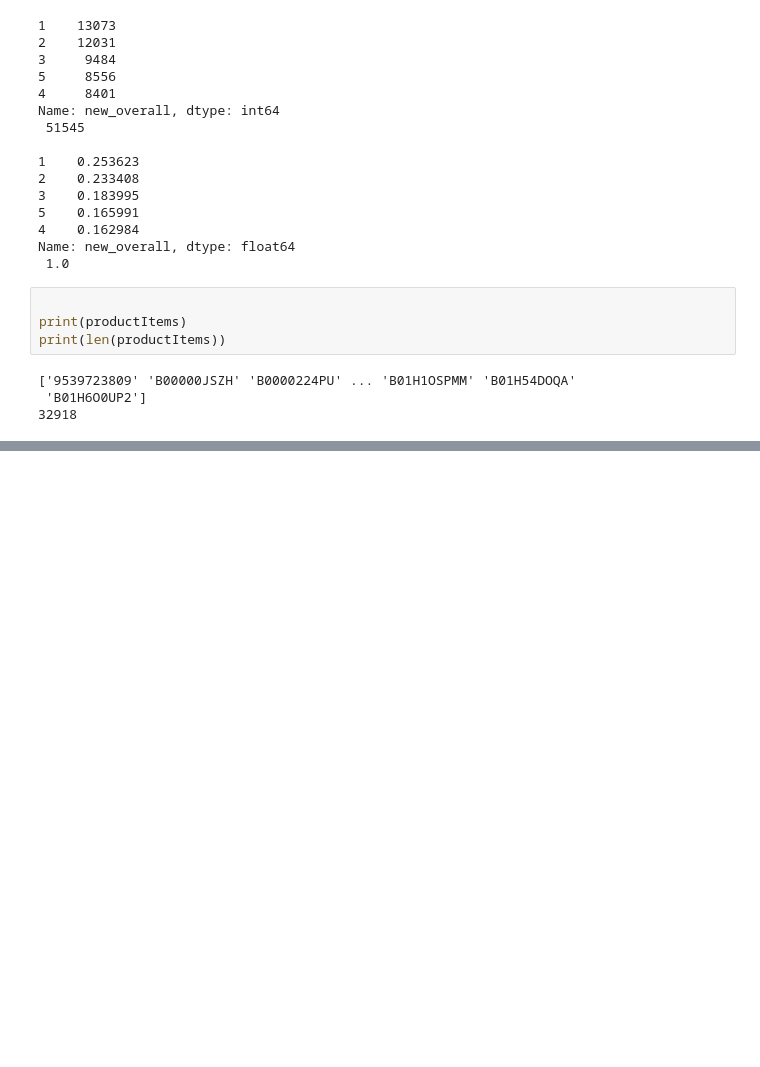
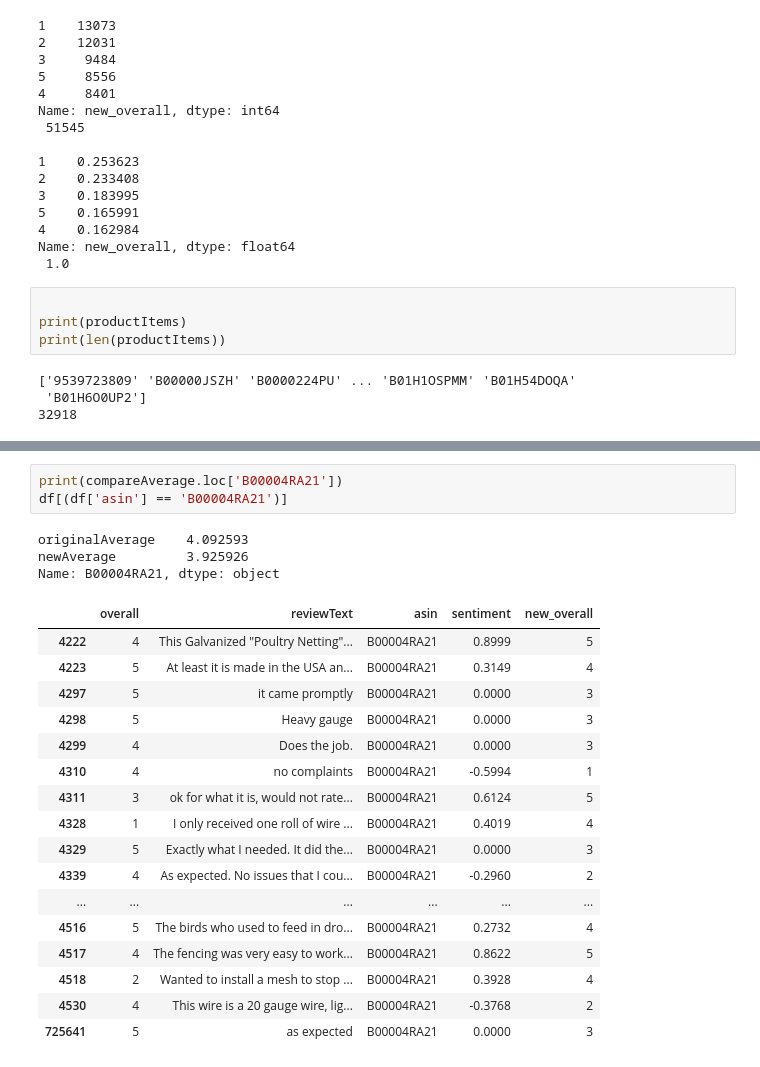
Before and after one commit to ESadik0908/Dissertation, a Jupyter notebook: Notebooks/Vader Sentiment Analysis Results.ipynb, the cells around one changed output, grey strips where cells are left out. Drawn from its saved outputs; the diff is of its cells as text; blank space fills up the shorter version.

```diff
--- a/Notebooks/Vader Sentiment Analysis Results.ipynb
+++ b/Notebooks/Vader Sentiment Analysis Results.ipynb
@@ -249,0 +293,24 @@ print(averageDiff/len(compareAverage))
+# %%
+print(compareAverage.loc['B00004RA21'])
+df[(df['asin'] == 'B00004RA21')]
+# %% [output]
+originalAverage    4.092593
+newAverage         3.925926
+Name: B00004RA21, dtype: object
+|  | overall | reviewText | asin | sentiment | new_overall |
+| 4222 | 4 | This Galvanized "Poultry Netting"... | B00004RA21 | 0.8999 | 5 |
+| 4223 | 5 | At least it is made in the USA an... | B00004RA21 | 0.3149 | 4 |
+| 4297 | 5 | it came promptly | B00004RA21 | 0.0000 | 3 |
+| 4298 | 5 | Heavy gauge | B00004RA21 | 0.0000 | 3 |
+| 4299 | 4 | Does the job. | B00004RA21 | 0.0000 | 3 |
+| 4310 | 4 | no complaints | B00004RA21 | -0.5994 | 1 |
+| 4311 | 3 | ok for what it is, would not rate... | B00004RA21 | 0.6124 | 5 |
+| 4328 | 1 | I only received one roll of wire ... | B00004RA21 | 0.4019 | 4 |
+| 4329 | 5 | Exactly what I needed. It did the... | B00004RA21 | 0.0000 | 3 |
+| 4339 | 4 | As expected. No issues that I cou... | B00004RA21 | -0.2960 | 2 |
+| ... | ... | ... | ... | ... | ... |
+| 4516 | 5 | The birds who used to feed in dro... | B00004RA21 | 0.2732 | 4 |
+| 4517 | 4 | The fencing was very easy to work... | B00004RA21 | 0.8622 | 5 |
+| 4518 | 2 | Wanted to install a mesh to stop ... | B00004RA21 | 0.3928 | 4 |
+| 4530 | 4 | This wire is a 20 gauge wire, lig... | B00004RA21 | -0.3768 | 2 |
+| 725641 | 5 | as expected | B00004RA21 | 0.0000 | 3 |
```
Also changed, not shown: parts of 8 cells of this notebook.
